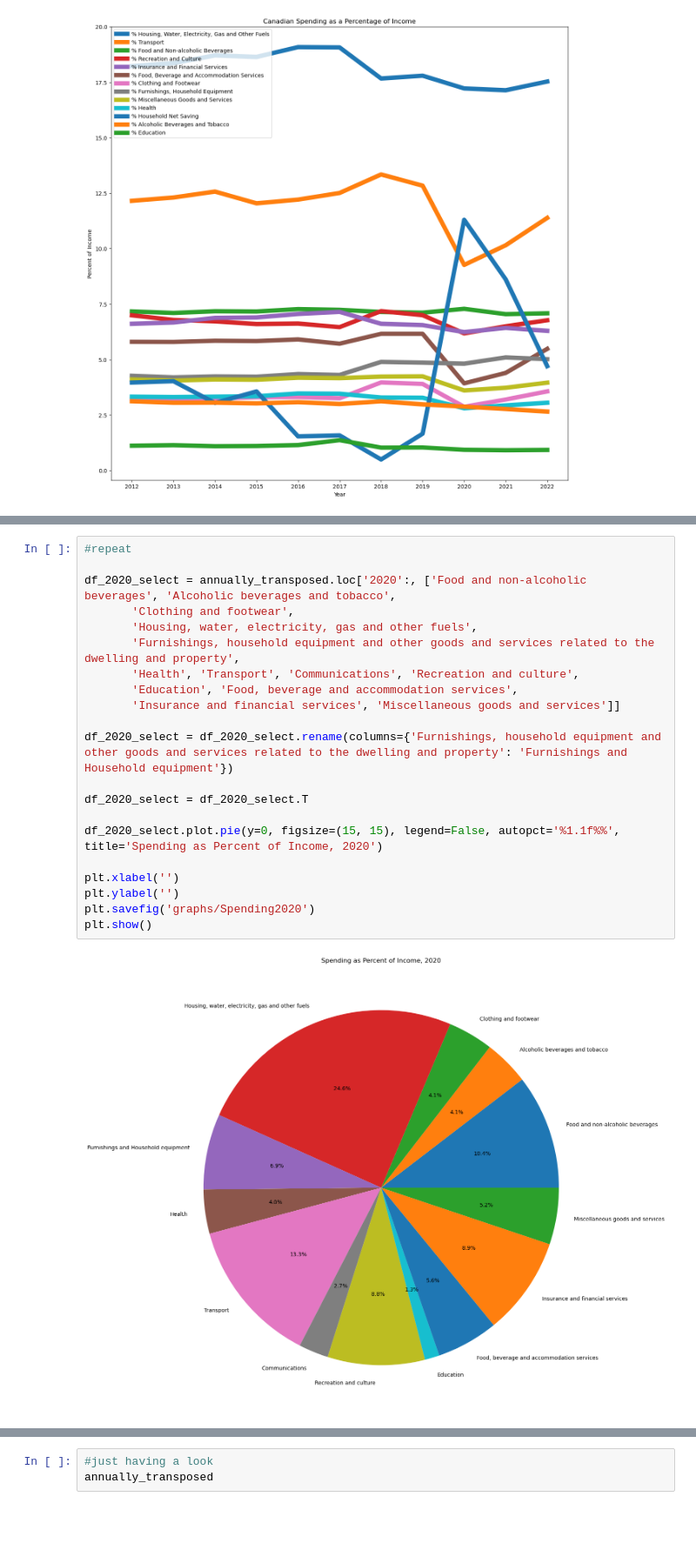
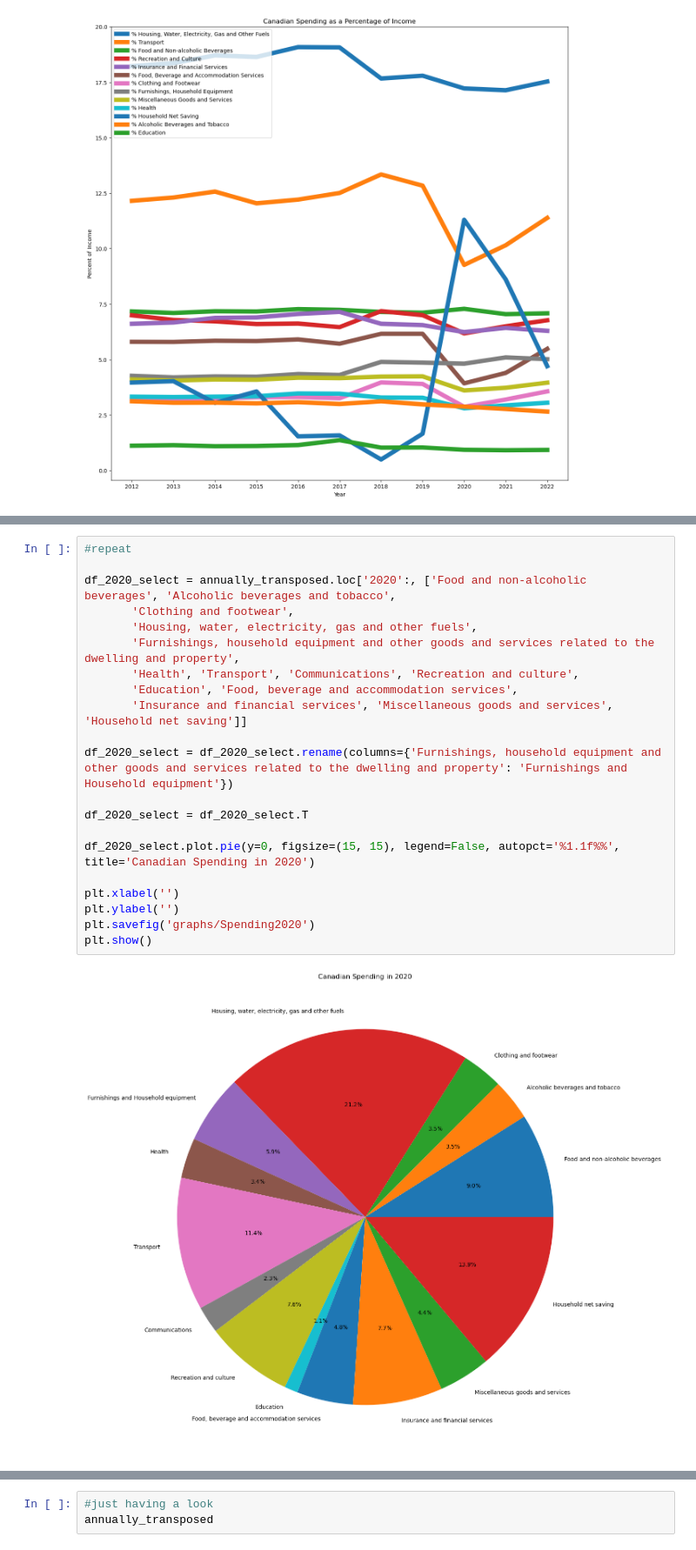
Before and after one commit to kristianrafuse/Canadian-Household-Finance-Study, a Jupyter notebook: Project Work - KR.ipynb, the cells around one changed output, grey strips where cells are left out. Shown at 87% size. Saved outputs shown, nothing was run; the diff lists cells and outputs as text; blank space fills up the shorter version.

```diff
--- a/Project Work - KR.ipynb
+++ b/Project Work - KR.ipynb
@@ -246,26 +322,26 @@ plt.show()
 # %%
 #repeat
 
 df_2020_select = annually_transposed.loc['2020':, ['Food and non-alcoholic beverages', 'Alcoholic beverages and tobacco',
        'Clothing and footwear',
        'Housing, water, electricity, gas and other fuels',
        'Furnishings, household equipment and other goods and services related to the dwelling and property',
        'Health', 'Transport', 'Communications', 'Recreation and culture',
        'Education', 'Food, beverage and accommodation services',
-       'Insurance and financial services', 'Miscellaneous goods and services']]
+       'Insurance and financial services', 'Miscellaneous goods and services', 'Household net saving']]
 
 df_2020_select = df_2020_select.rename(columns={'Furnishings, household equipment and other goods and services related to the dwelling and property': 'Furnishings and Household equipment'})
 
 df_2020_select = df_2020_select.T
 
-df_2020_select.plot.pie(y=0, figsize=(15, 15), legend=False, autopct='%1.1f%%', title='Spending as Percent of Income, 2020')
+df_2020_select.plot.pie(y=0, figsize=(15, 15), legend=False, autopct='%1.1f%%', title='Canadian Spending in 2020')
 
 plt.xlabel('')
 plt.ylabel('')
 plt.savefig('graphs/Spending2020')
 plt.show()
 # %% [output]
-[figure, old version]
+[figure, new version]
 # %%
 df_2021_select = annually_transposed.loc['2021':, ['Food and non-alcoholic beverages', 'Alcoholic beverages and tobacco',
        'Clothing and footwear',
```
Also changed, not shown: parts of 10 cells of this notebook, 9 other files.
